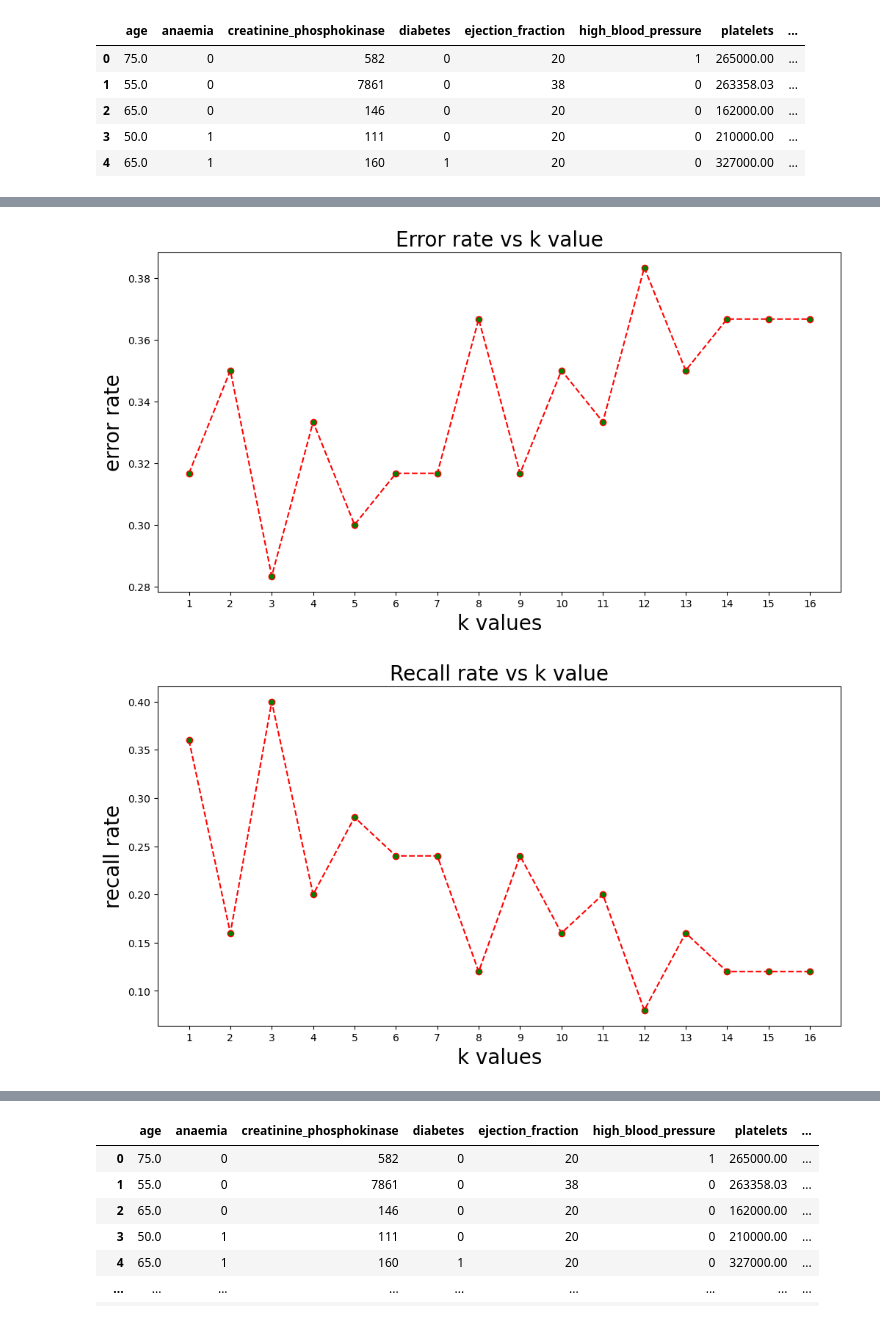
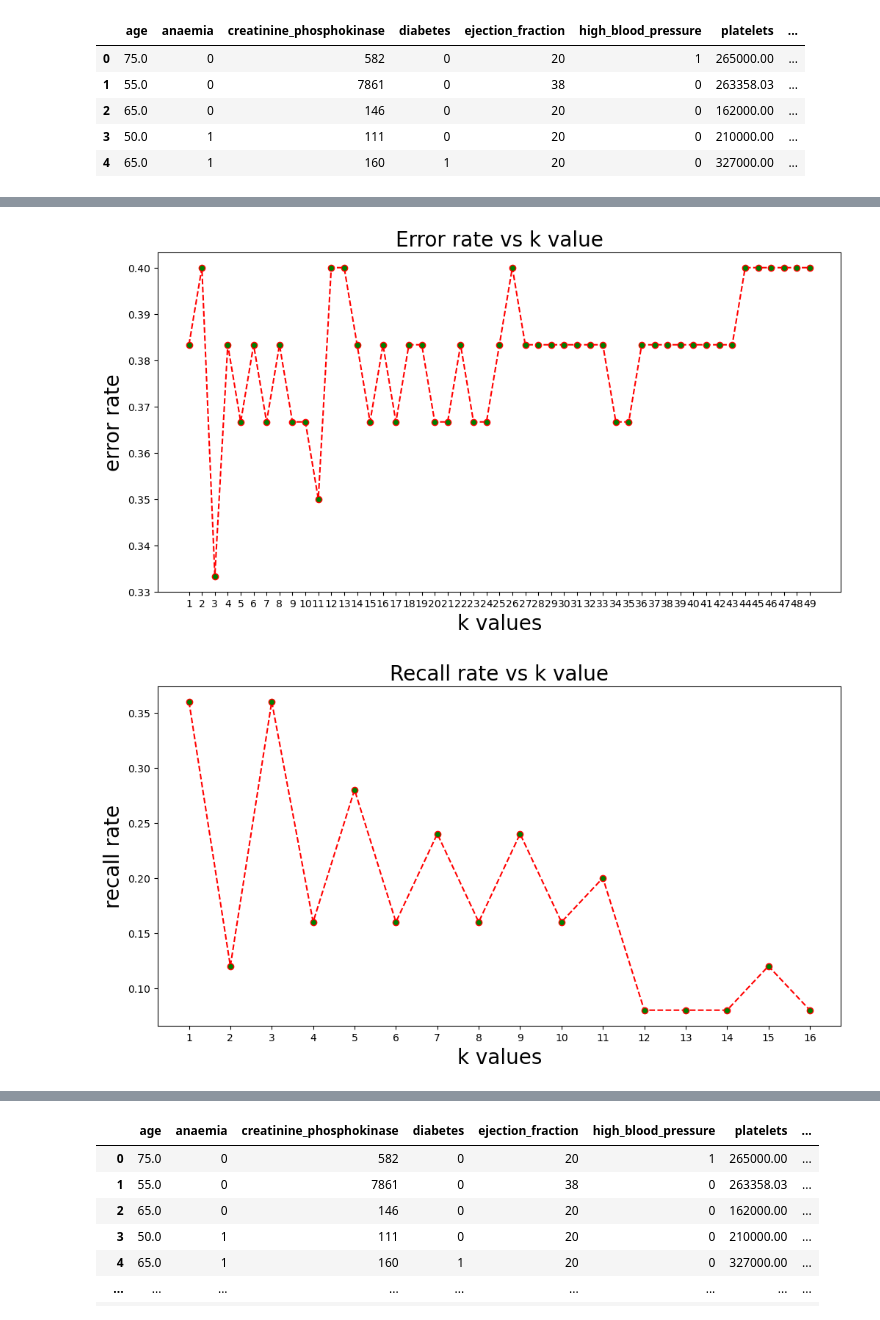
Before and after one commit to Yutong-Lu/Datathon-2, a Jupyter notebook: Yutong-Datathon#2.ipynb, the cells around one changed output, grey strips where cells are left out. Cells and saved outputs as stored; diff of their text form; code cells hidden in the pictures.

```diff
--- a/Yutong-Datathon#2.ipynb
+++ b/Yutong-Datathon#2.ipynb
@@ -344,6 +425,6 @@ df.head()
 # %%
 # Split the data into features and target variable
-X = df.drop(['DEATH_EVENT'], axis=1)
+X = df[['age', 'ejection_fraction', 'anaemia', 'high_blood_pressure', 'creatinine_phosphokinase', 'serum_creatinine', 'serum_sodium']]
 y = df['DEATH_EVENT']
 
 # Normalizing data
@@ -355,27 +436,27 @@ X_train, X_test, y_train, y_test = train_test_split(X_scaled, y, test_size=0.2,
 # %%
 # choose K based on overall accuracy
 
-max_k = round(math.sqrt(299))
+max_k = 50
 
 error_rate =[] # list that will store the accuracy score value of k
 for i in range (1, max_k):  #Took the range of k from 1 to max_k
     knn=KNeighborsClassifier(n_neighbors=i)
     knn.fit(X_train,y_train)
     y_pred =knn.predict(X_test)
     error_rate.append(1 - accuracy_score(y_test, y_pred))
 
 # Plotting the accuracy vs k graph
 plt.figure(figsize=(12,6))
 plt.plot(range(1, max_k),error_rate,marker="o",
          markerfacecolor="green",
          linestyle="dashed",color="red")
 plt.title("Error rate vs k value",fontsize=20)
 plt.xlabel("k values",fontsize=20)
 plt.ylabel("error rate",fontsize=20)
 plt.xticks(range(1, max_k))
 plt.show()
 # %% [output]
-[figure, old version]
+[figure, new version]
 # %%
 # choose K based on class 1 recall
 
@@ -399,7 +480,7 @@ plt.ylabel("recall rate",fontsize=20)
 plt.xticks(range(1, max_k))
 plt.show()
 # %% [output]
-[figure, old version]
+[figure, new version]
 # %%
 # choose K based on class 1 precision
 
```
Also changed, not shown: parts of 10 cells of this notebook.
